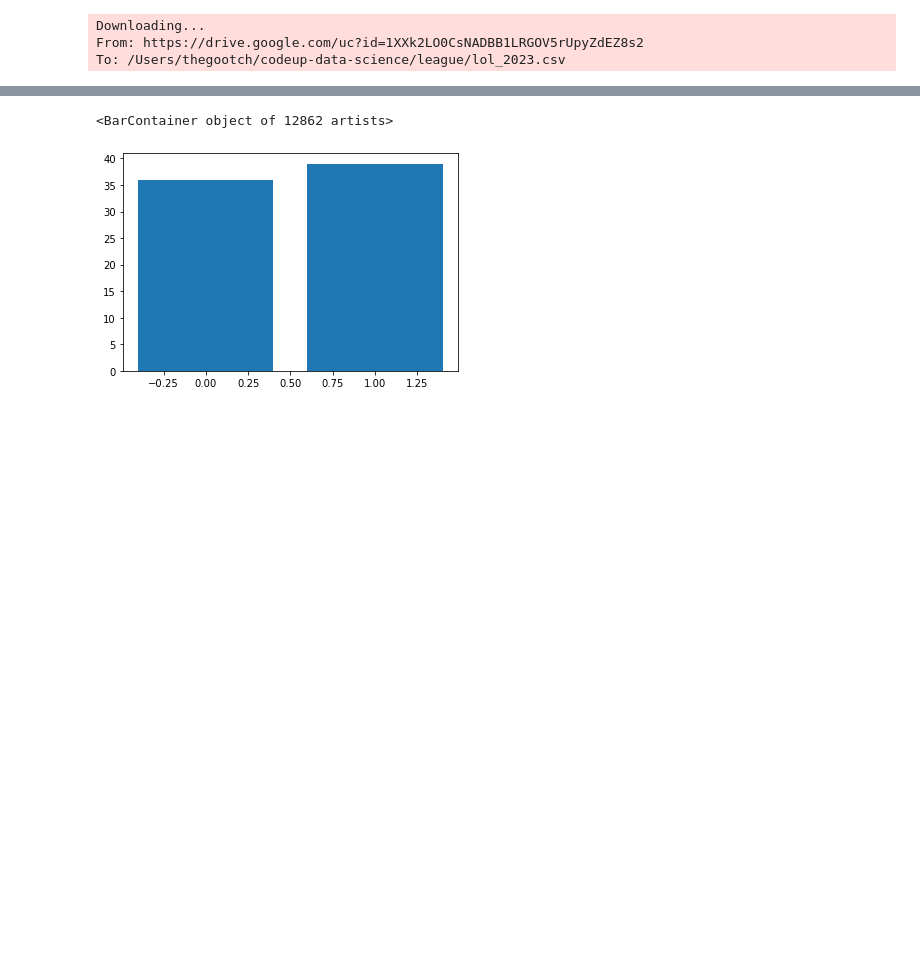
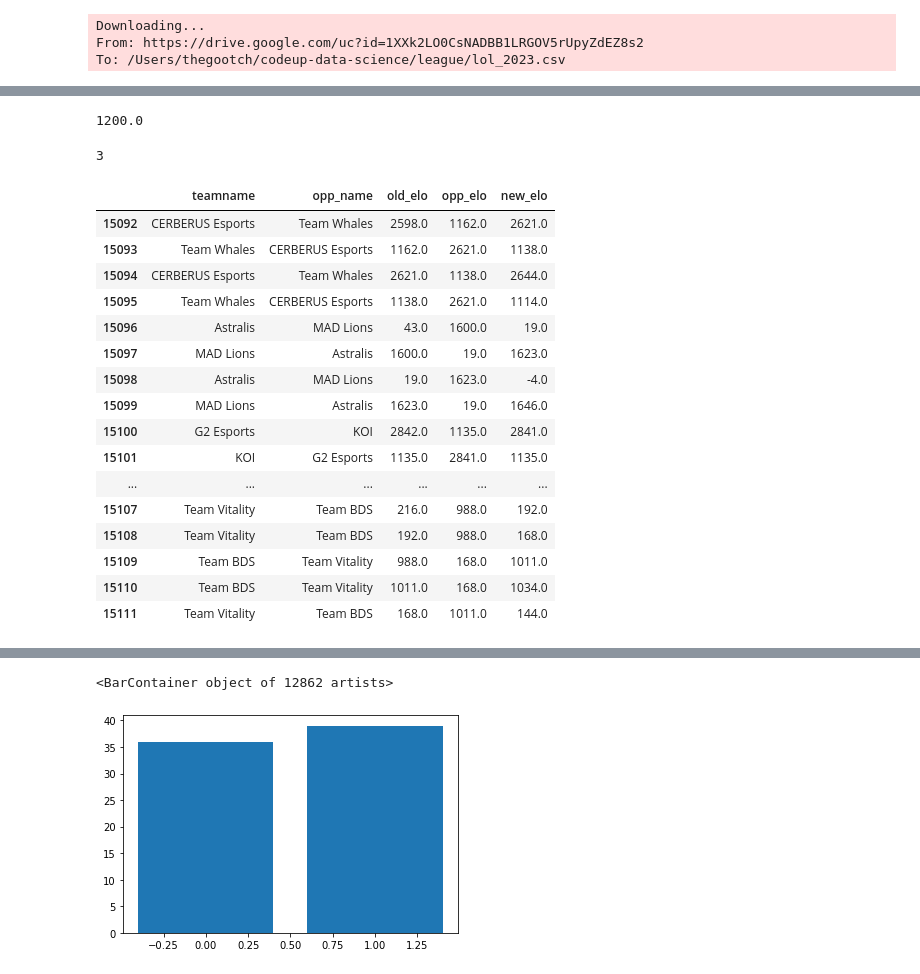
Before and after one commit to richie-p-meyer/league, a Jupyter notebook: scratch.ipynb, the cells around one changed output, grey strips where cells are left out. Saved outputs shown, nothing was run; the diff lists cells and outputs as text; code cells hidden in the pictures; blank space fills up the shorter version.

```diff
--- a/scratch.ipynb
+++ b/scratch.ipynb
@@ -124,0 +128,8 @@ raw.sort_values(by = 'date', ascending = False,).head(20)
+# %%
+df[(df.teamname=='Immortals')&(~df.old_elo.isna())]['old_elo'].iloc[-1]
+# %% [output]
+1200.0
+# %%
+df[(df.teamname==team_name)&df.old_elo.isna()]['old_elo'].index[0]
+# %% [output]
+3
@@ -124,0 +151,20 @@ raw.sort_values(by = 'date', ascending = False,).head(20)
+# %%
+df[['teamname','opp_name','old_elo','opp_elo','new_elo']].tail(20)
+# %% [output]
+|  | teamname | opp_name | old_elo | opp_elo | new_elo |
+| 15092 | CERBERUS Esports | Team Whales | 2598.0 | 1162.0 | 2621.0 |
+| 15093 | Team Whales | CERBERUS Esports | 1162.0 | 2621.0 | 1138.0 |
+| 15094 | CERBERUS Esports | Team Whales | 2621.0 | 1138.0 | 2644.0 |
+| 15095 | Team Whales | CERBERUS Esports | 1138.0 | 2621.0 | 1114.0 |
+| 15096 | Astralis | MAD Lions | 43.0 | 1600.0 | 19.0 |
+| 15097 | MAD Lions | Astralis | 1600.0 | 19.0 | 1623.0 |
+| 15098 | Astralis | MAD Lions | 19.0 | 1623.0 | -4.0 |
+| 15099 | MAD Lions | Astralis | 1623.0 | 19.0 | 1646.0 |
+| 15100 | G2 Esports | KOI | 2842.0 | 1135.0 | 2841.0 |
+| 15101 | KOI | G2 Esports | 1135.0 | 2841.0 | 1135.0 |
+| ... | ... | ... | ... | ... | ... |
+| 15107 | Team Vitality | Team BDS | 216.0 | 988.0 | 192.0 |
+| 15108 | Team Vitality | Team BDS | 192.0 | 988.0 | 168.0 |
+| 15109 | Team BDS | Team Vitality | 988.0 | 168.0 | 1011.0 |
+| 15110 | Team BDS | Team Vitality | 1011.0 | 168.0 | 1034.0 |
+| 15111 | Team Vitality | Team BDS | 168.0 | 1011.0 | 144.0 |
```
Also changed, not shown: parts of 21 cells of this notebook.
